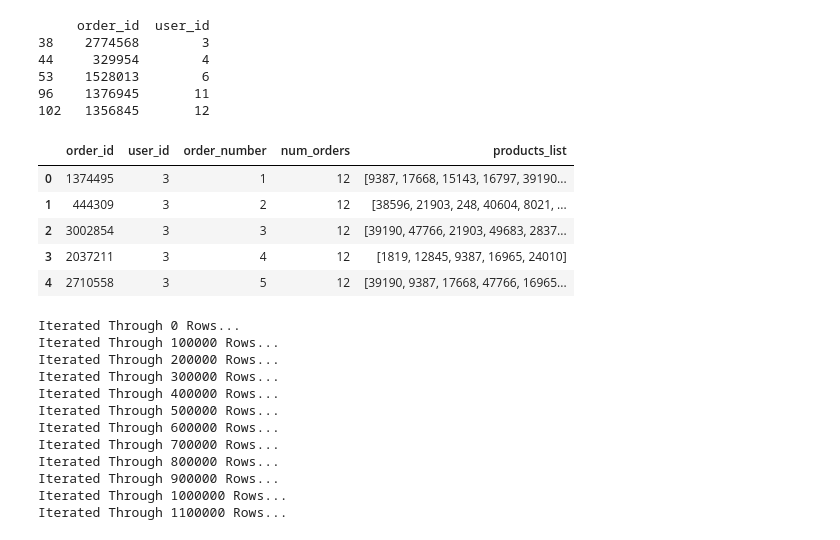
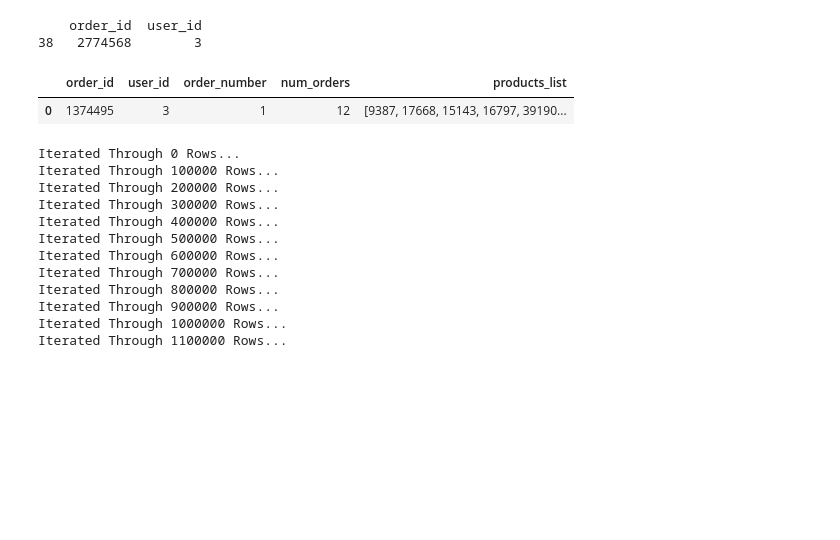
Before and after one commit to t830506/Kaggle_Compitition-Instacart_Market_Basket_Analysis, a Jupyter notebook: g_Beat The Benchmark (0.3473245).ipynb, the cells around one changed output. Cells and saved outputs as stored; diff of their text form; code cells hidden in the pictures; blank space fills up the shorter version.

```diff
--- a/g_Beat The Benchmark (0.3473245).ipynb
+++ b/g_Beat The Benchmark (0.3473245).ipynb
@@ -82,25 +87,18 @@ comb.head()
 # %%
-# 選取～training and testing
+# test只留下order_id和user_id
+# prior&train只留下第幾次消費,消費數量和消費明細
 test_cols = ['order_id','user_id']
 cols = ['order_id','user_id','order_number','num_orders','products_list']
-
 comb = comb[cols]
 test = test[test_cols]
-print(test.head())
-comb.head()
+
+print (test.head(1))
+comb.head(1)
 # %% [output]
-     order_id  user_id
-38    2774568        3
-44     329954        4
-53    1528013        6
-96    1376945       11
-102   1356845       12
+    order_id  user_id
+38   2774568        3
 |  | order_id | user_id | order_number | num_orders | products_list |
 | 0 | 1374495 | 3 | 1 | 12 | [9387, 17668, 15143, 16797, 39190... |
-| 1 | 444309 | 3 | 2 | 12 | [38596, 21903, 248, 40604, 8021, ... |
-| 2 | 3002854 | 3 | 3 | 12 | [39190, 47766, 21903, 49683, 2837... |
-| 3 | 2037211 | 3 | 4 | 12 | [1819, 12845, 9387, 16965, 24010] |
-| 4 | 2710558 | 3 | 5 | 12 | [39190, 9387, 17668, 47766, 16965... |
 # %%
 # iterate through dataframe, adding data to dictionary
 # data added is in the form of a list:
```
Also changed, not shown: parts of 11 cells of this notebook, 2 other files.
